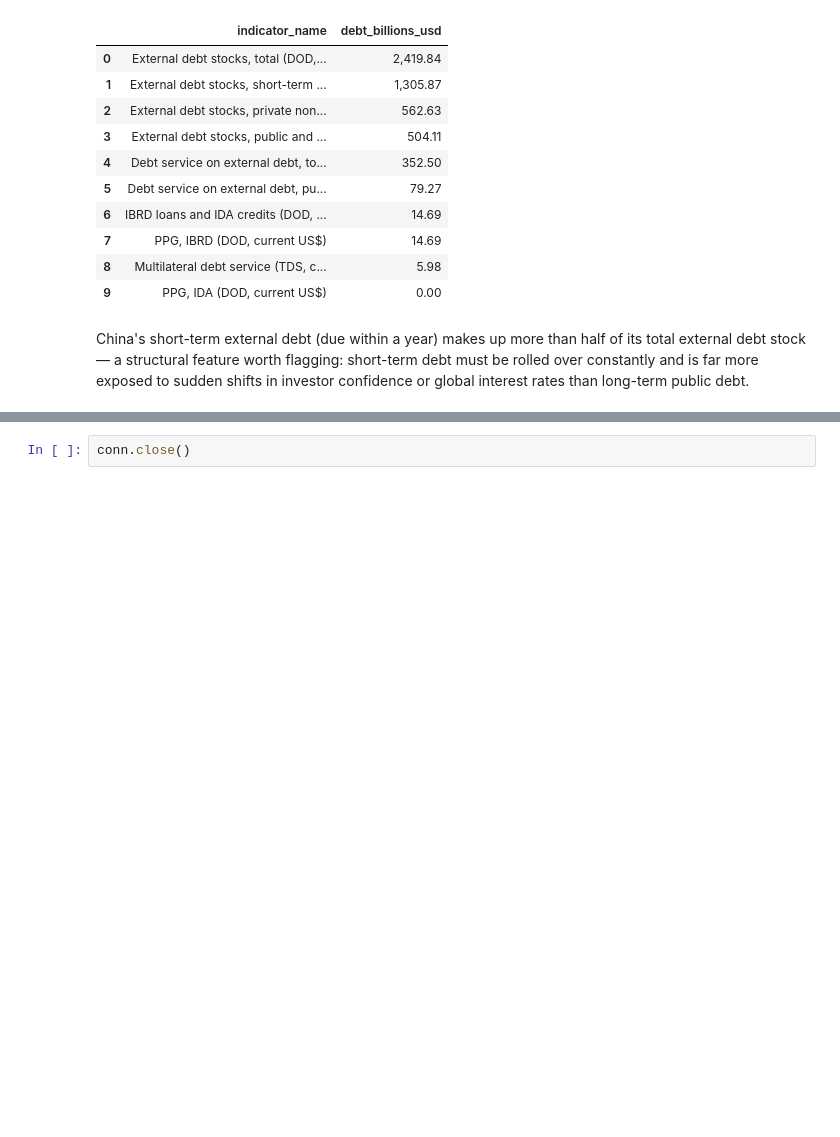
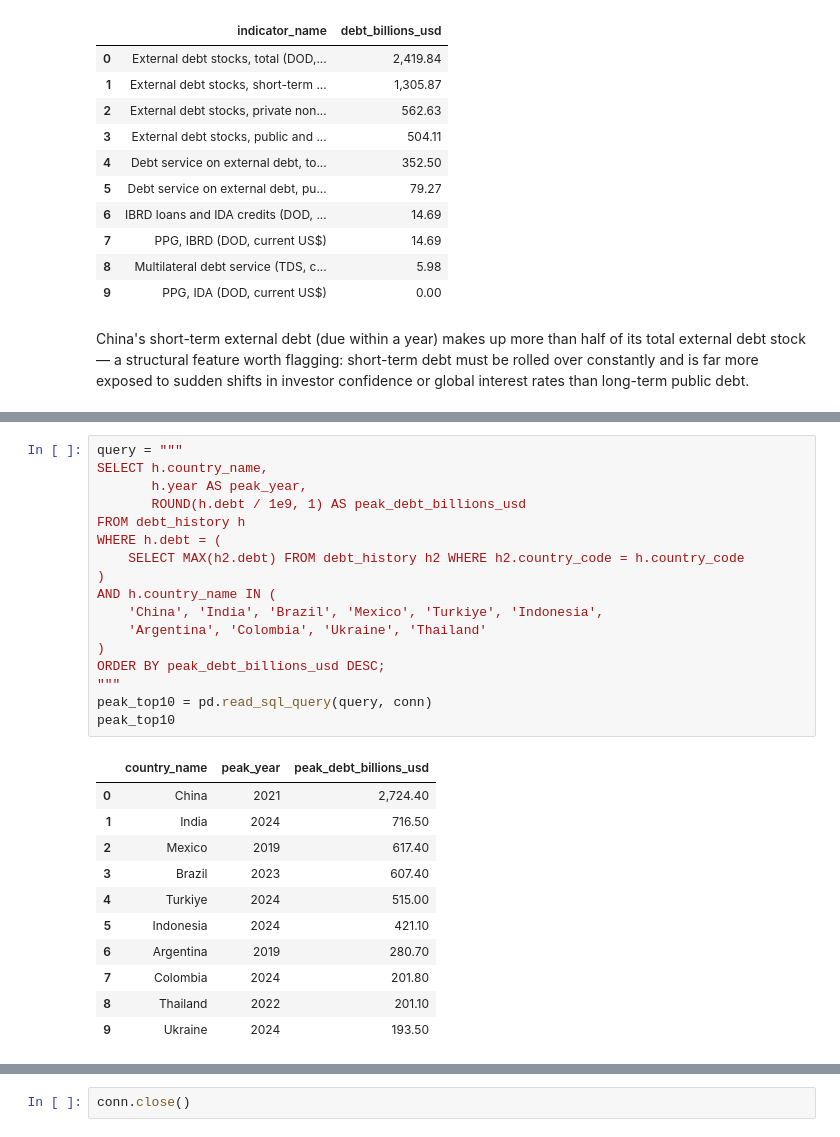
Before and after one commit to Nobby-sibanda/International-Debt, a Jupyter notebook: notebooks/International_Debt_Analysis.ipynb, the cells around one changed output, grey strips where cells are left out. Saved outputs shown, nothing was run; the diff lists cells and outputs as text; blank space fills up the shorter version.

```diff
--- a/notebooks/International_Debt_Analysis.ipynb
+++ b/notebooks/International_Debt_Analysis.ipynb
@@ -347,0 +390,29 @@ than long-term public debt.
+# %%
+query = """
+SELECT h.country_name,
+       h.year AS peak_year,
+       ROUND(h.debt / 1e9, 1) AS peak_debt_billions_usd
+FROM debt_history h
+WHERE h.debt = (
+    SELECT MAX(h2.debt) FROM debt_history h2 WHERE h2.country_code = h.country_code
+)
+AND h.country_name IN (
+    'China', 'India', 'Brazil', 'Mexico', 'Turkiye', 'Indonesia',
+    'Argentina', 'Colombia', 'Ukraine', 'Thailand'
+)
+ORDER BY peak_debt_billions_usd DESC;
+"""
+peak_top10 = pd.read_sql_query(query, conn)
+peak_top10
+# %% [output]
+|  | country_name | peak_year | peak_debt_billions_usd |
+| 0 | China | 2021 | 2,724.40 |
+| 1 | India | 2024 | 716.50 |
+| 2 | Mexico | 2019 | 617.40 |
+| 3 | Brazil | 2023 | 607.40 |
+| 4 | Turkiye | 2024 | 515.00 |
+| 5 | Indonesia | 2024 | 421.10 |
+| 6 | Argentina | 2019 | 280.70 |
+| 7 | Colombia | 2024 | 201.80 |
+| 8 | Thailand | 2022 | 201.10 |
+| 9 | Ukraine | 2024 | 193.50 |
```
Also changed, not shown: parts of 5 cells of this notebook, 11 other files.
